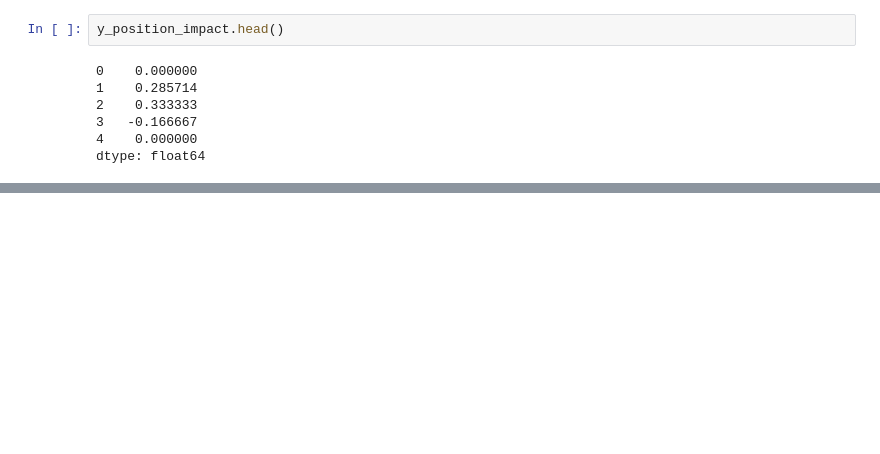
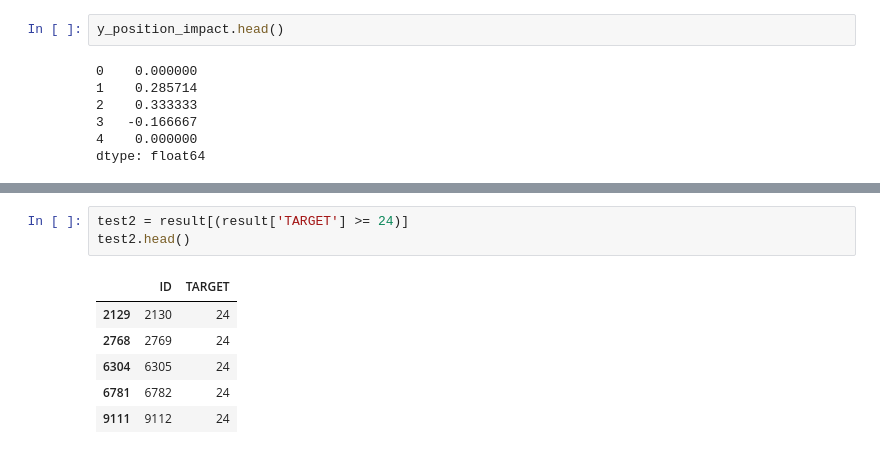
Before and after one commit to Sloubidou/portrait, a Jupyter notebook: exploring_work/features_position_impact.ipynb, the cells around one changed output, grey strips where cells are left out. Saved outputs shown, nothing was run; the diff lists cells and outputs as text; blank space fills up the shorter version.

```diff
--- a/exploring_work/features_position_impact.ipynb
+++ b/exploring_work/features_position_impact.ipynb
@@ -131,0 +158,10 @@ Accuracy       :  0.0392300850051
+# %%
+test2 = result[(result['TARGET'] >= 24)]
+test2.head()
+# %% [output]
+|  | ID | TARGET |
+| 2129 | 2130 | 24 |
+| 2768 | 2769 | 24 |
+| 6304 | 6305 | 24 |
+| 6781 | 6782 | 24 |
+| 9111 | 9112 | 24 |
```
Also changed, not shown: parts of 11 cells of this notebook, 3 other files.
